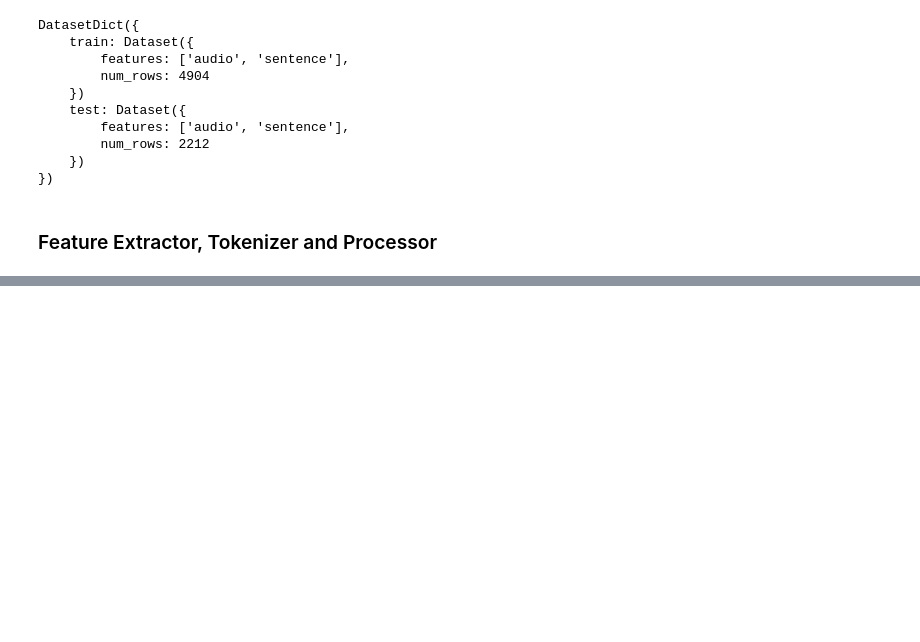
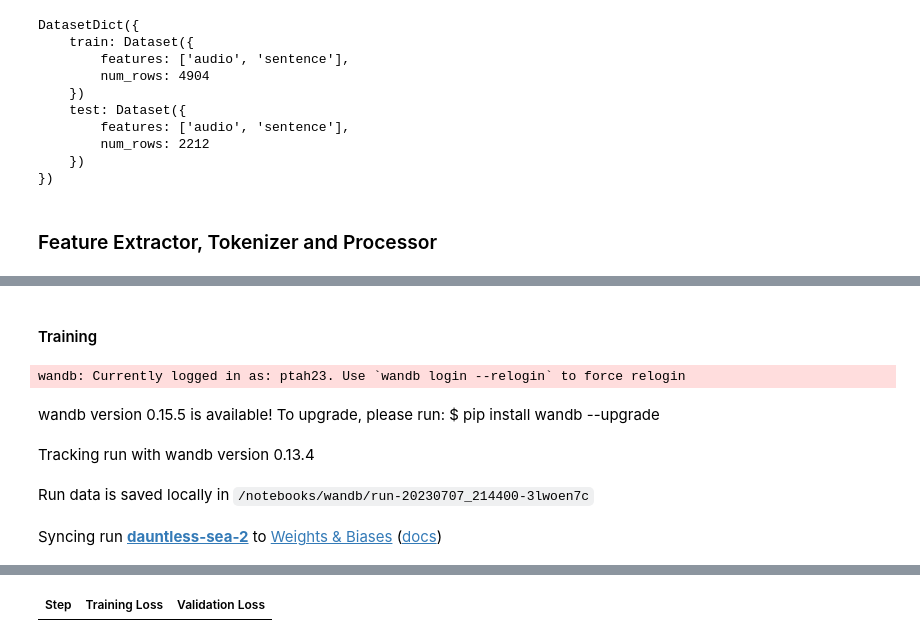
Before and after one commit to ptah23/audio-transformers-course-notebooks, a Jupyter notebook: Unit 5.ipynb, the cells around one changed output, grey strips where cells are left out. Saved outputs shown, nothing was run; the diff lists cells and outputs as text; code cells hidden in the pictures; blank space fills up the shorter version.

Commit message:
all code including training

```diff
--- a/Unit 5.ipynb
+++ b/Unit 5.ipynb
@@ -255,0 +381,2 @@ DatasetDict({
+# %%
+data_collator = DataCollatorSpeechSeq2SeqWithPadding(processor=processor)
@@ -255,0 +422,4 @@ DatasetDict({
+# %%
+from transformers import WhisperForConditionalGeneration
+
+model = WhisperForConditionalGeneration.from_pretrained("openai/whisper-small")
@@ -255,0 +438,25 @@ DatasetDict({
+# %%
+training_args = Seq2SeqTrainingArguments(
+    output_dir="./whisper-small-dv", # name on HF Hub
+    per_device_train_batch_size=16,
+    gradient_accumulation_steps=1, # increase by 2 for every 2x decrease in batch size
+    learning_rate=1e-5,
+    lr_scheduler_type="constant_with_warmup",
+    warmup_steps=50,
+    max_steps=4000, # decrease to 500 if you don't have your own GPU or a Colab paid plan or equivalent
+    gradient_checkpointing=True,
+    fp16=True,
+    fp16_full_eval=True,
+    evaluation_strategy="steps",
+    per_device_eval_batch_size=16,
+    predict_with_generate=True,
+    generation_max_length=225,
+    save_steps=500,
+    eval_steps=500,
+    logging_steps=25,
+    report_to=["wandb"],
+    load_best_model_at_end=True,
+    metric_for_best_model="wer",
+    greater_is_better=False,
+    push_to_hub=True,
+)
@@ -255,0 +487,12 @@ DatasetDict({
+# %%
+from transformers import Seq2SeqTrainer
+
+trainer = Seq2SeqTrainer(
+    args=training_args,
+    model=model,
+    train_dataset=common_voice["train"],
+    eval_dataset=common_voice["test"],
+    data_collator=data_collator,
+    compute_metrics=compute_metrics,
+    tokenizer=processor,
+)
@@ -255,0 +511,10 @@ DatasetDict({
+# %% [markdown]
+#### Training
+# %%
+trainer.train()
+# %% [output]
+wandb: Currently logged in as: ptah23. Use `wandb login --relogin` to force relogin
+wandb version 0.15.5 is available! To upgrade, please run: $ pip install wandb --upgrade
+Tracking run with wandb version 0.13.4
+Run data is saved locally in /notebooks/wandb/run-20230707_214400-3lwoen7c
+Syncing run dauntless-sea-2 to Weights & Biases (docs)
@@ -255,0 +522 @@ DatasetDict({
+| Step | Training Loss | Validation Loss |
```
Also changed, not shown: parts of 32 cells of this notebook.
